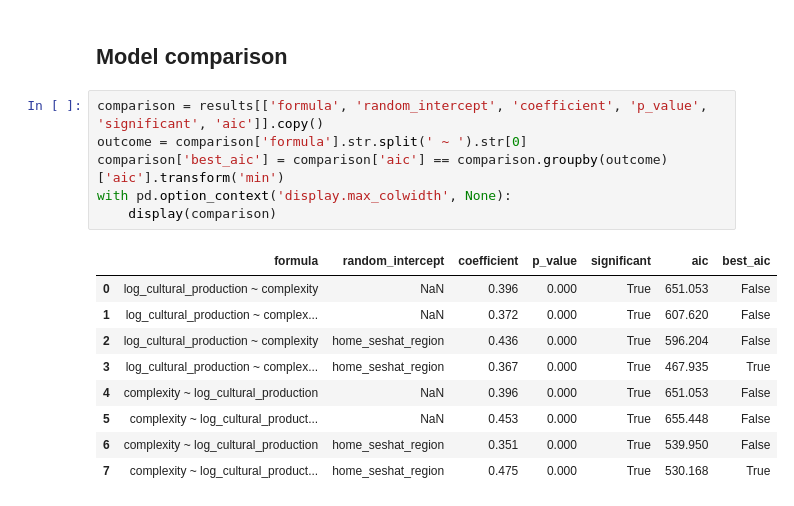
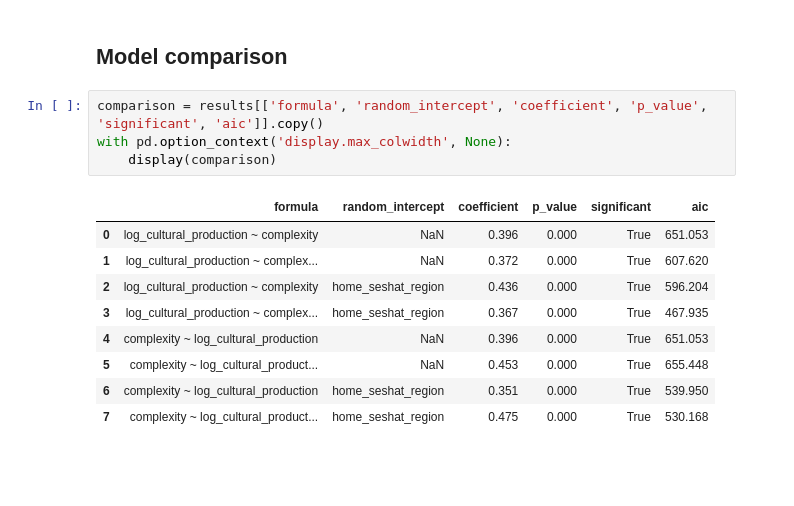
Before and after one commit to charlesdedampierre/seshat_cultura, a Jupyter notebook: notebooks/03_association_complexity_cultural_production.ipynb, the cells around one changed output. Drawn from its saved outputs; the diff is of its cells as text; blank space fills up the shorter version.

Commit message:
Drop the best_aic flag from the model comparison

```diff
--- a/notebooks/03_association_complexity_cultural_production.ipynb
+++ b/notebooks/03_association_complexity_cultural_production.ipynb
@@ -222,17 +222,15 @@ with pd.option_context('display.max_colwidth', None):
 ## Model comparison
 # %%
 comparison = results[['formula', 'random_intercept', 'coefficient', 'p_value', 'significant', 'aic']].copy()
-outcome = comparison['formula'].str.split(' ~ ').str[0]
-comparison['best_aic'] = comparison['aic'] == comparison.groupby(outcome)['aic'].transform('min')
 with pd.option_context('display.max_colwidth', None):
     display(comparison)
 # %% [output]
-|  | formula | random_intercept | coefficient | p_value | significant | aic | best_aic |
-| 0 | log_cultural_production ~ complexity | NaN | 0.396 | 0.000 | True | 651.053 | False |
-| 1 | log_cultural_production ~ complex... | NaN | 0.372 | 0.000 | True | 607.620 | False |
-| 2 | log_cultural_production ~ complexity | home_seshat_region | 0.436 | 0.000 | True | 596.204 | False |
-| 3 | log_cultural_production ~ complex... | home_seshat_region | 0.367 | 0.000 | True | 467.935 | True |
-| 4 | complexity ~ log_cultural_production | NaN | 0.396 | 0.000 | True | 651.053 | False |
-| 5 | complexity ~ log_cultural_product... | NaN | 0.453 | 0.000 | True | 655.448 | False |
-| 6 | complexity ~ log_cultural_production | home_seshat_region | 0.351 | 0.000 | True | 539.950 | False |
-| 7 | complexity ~ log_cultural_product... | home_seshat_region | 0.475 | 0.000 | True | 530.168 | True |
+|  | formula | random_intercept | coefficient | p_value | significant | aic |
+| 0 | log_cultural_production ~ complexity | NaN | 0.396 | 0.000 | True | 651.053 |
+| 1 | log_cultural_production ~ complex... | NaN | 0.372 | 0.000 | True | 607.620 |
+| 2 | log_cultural_production ~ complexity | home_seshat_region | 0.436 | 0.000 | True | 596.204 |
+| 3 | log_cultural_production ~ complex... | home_seshat_region | 0.367 | 0.000 | True | 467.935 |
+| 4 | complexity ~ log_cultural_production | NaN | 0.396 | 0.000 | True | 651.053 |
+| 5 | complexity ~ log_cultural_product... | NaN | 0.453 | 0.000 | True | 655.448 |
+| 6 | complexity ~ log_cultural_production | home_seshat_region | 0.351 | 0.000 | True | 539.950 |
+| 7 | complexity ~ log_cultural_product... | home_seshat_region | 0.475 | 0.000 | True | 530.168 |
```
